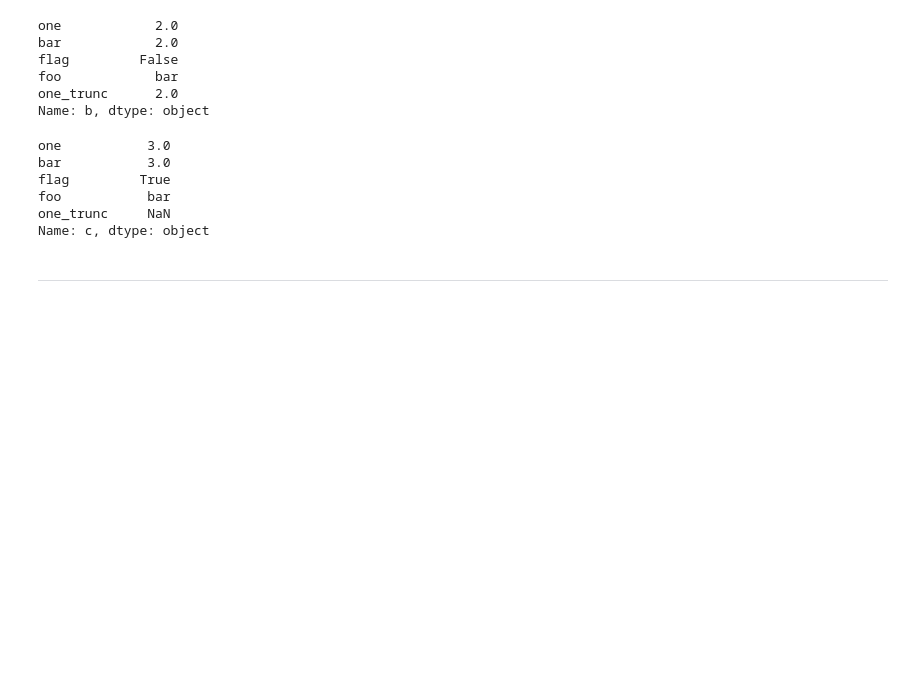
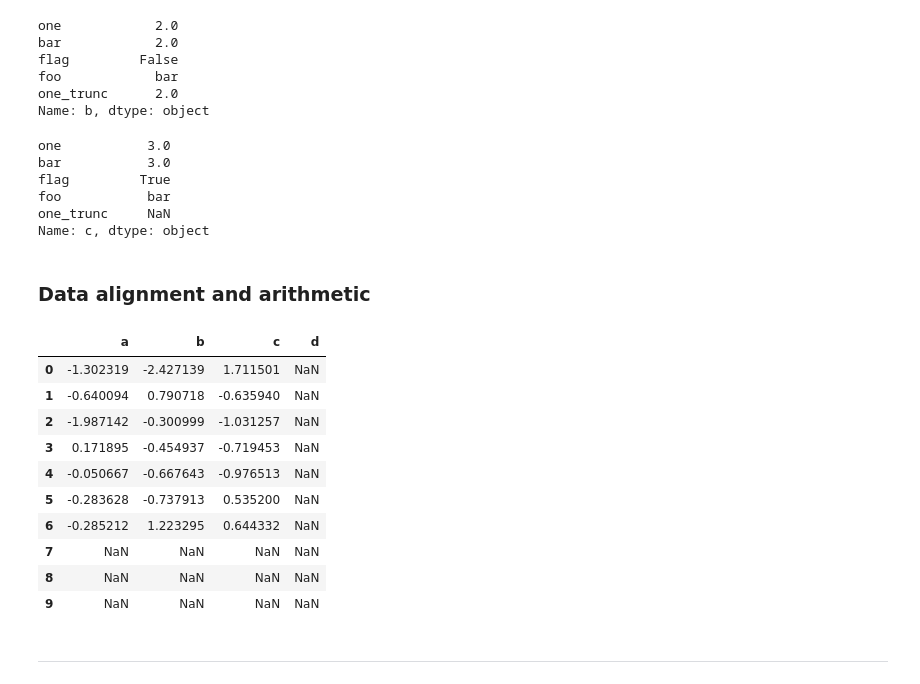
Before and after one commit to sitsawek/Practical-statistic-for-data-scientist, a Jupyter notebook: explore_data_analysis.ipynb, the cells around one changed output. Saved outputs shown, nothing was run; the diff lists cells and outputs as text; code cells hidden in the pictures; blank space fills up the shorter version.

Commit message:
data alignment

```diff
--- a/explore_data_analysis.ipynb
+++ b/explore_data_analysis.ipynb
@@ -561,6 +561,24 @@ flag         True
 foo           bar
 one_trunc     NaN
 Name: c, dtype: object
+# %% [markdown]
+### Data alignment and arithmetic
+# %%
+df = pd.DataFrame(np.random.randn(10, 4), columns=['a', 'b', 'c', 'd'])
+df2 = pd.DataFrame(np.random.randn(7,3), columns=['a', 'b', 'c'])
+df + df2
+# %% [output]
+|  | a | b | c | d |
+| 0 | -1.302319 | -2.427139 | 1.711501 | NaN |
+| 1 | -0.640094 | 0.790718 | -0.635940 | NaN |
+| 2 | -1.987142 | -0.300999 | -1.031257 | NaN |
+| 3 | 0.171895 | -0.454937 | -0.719453 | NaN |
+| 4 | -0.050667 | -0.667643 | -0.976513 | NaN |
+| 5 | -0.283628 | -0.737913 | 0.535200 | NaN |
+| 6 | -0.285212 | 1.223295 | 0.644332 | NaN |
+| 7 | NaN | NaN | NaN | NaN |
+| 8 | NaN | NaN | NaN | NaN |
+| 9 | NaN | NaN | NaN | NaN |
 # %% [markdown]
 ***
 # %% [markdown]
```
